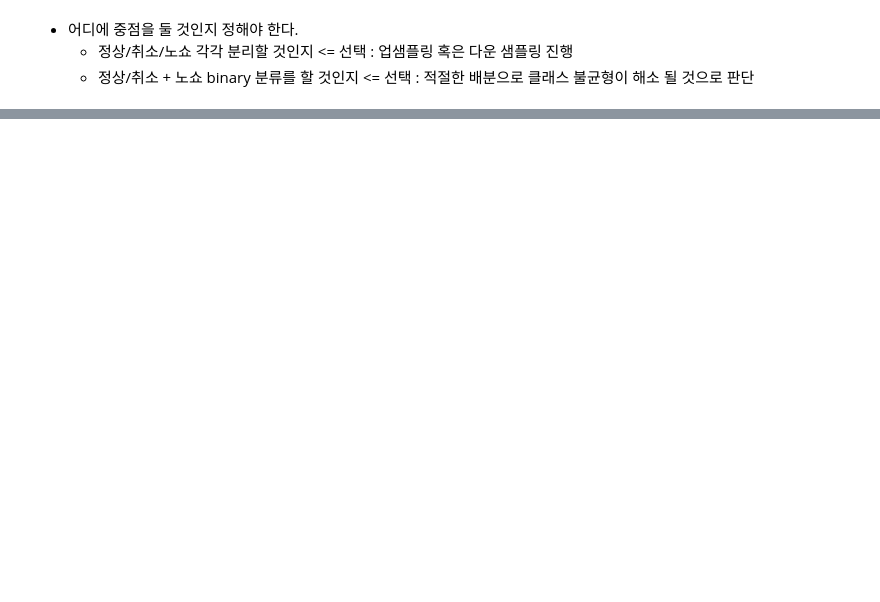
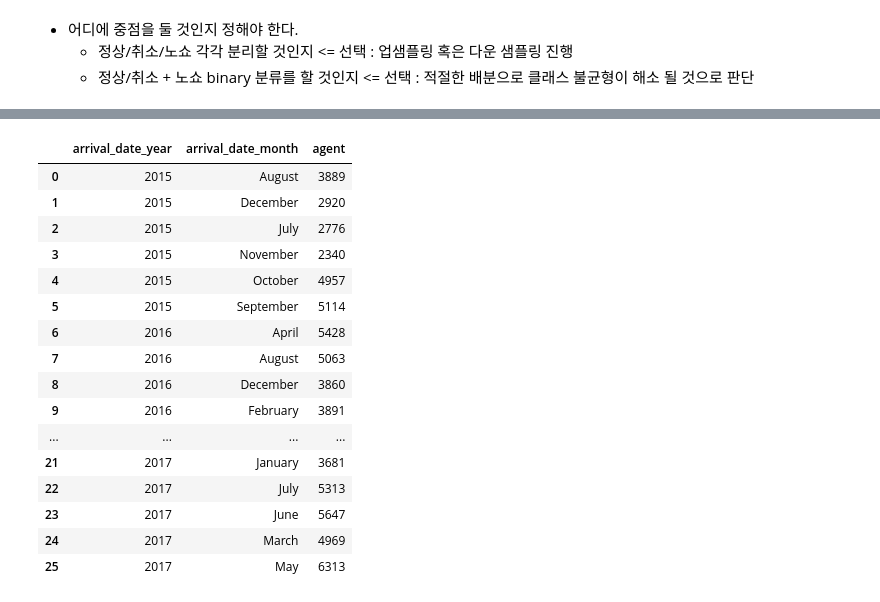
Before and after one commit to seonydg/ml-classification-analysis-of-hotel-reservation-demand, a Jupyter notebook: analysis-of-hotel-reservation-demand.ipynb, the cells around one changed output, grey strips where cells are left out. Drawn from its saved outputs; the diff is of its cells as text; code cells hidden in the pictures; blank space fills up the shorter version.

```diff
--- a/analysis-of-hotel-reservation-demand.ipynb
+++ b/analysis-of-hotel-reservation-demand.ipynb
@@ -263,0 +329,20 @@ df['reservation_status'].value_counts()[2] / df['reservation_status'].value_coun
+# %%
+df.groupby(['arrival_date_year', 'arrival_date_month'], as_index=False)['agent'].count()
+# %% [output]
+|  | arrival_date_year | arrival_date_month | agent |
+| 0 | 2015 | August | 3889 |
+| 1 | 2015 | December | 2920 |
+| 2 | 2015 | July | 2776 |
+| 3 | 2015 | November | 2340 |
+| 4 | 2015 | October | 4957 |
+| 5 | 2015 | September | 5114 |
+| 6 | 2016 | April | 5428 |
+| 7 | 2016 | August | 5063 |
+| 8 | 2016 | December | 3860 |
+| 9 | 2016 | February | 3891 |
+| ... | ... | ... | ... |
+| 21 | 2017 | January | 3681 |
+| 22 | 2017 | July | 5313 |
+| 23 | 2017 | June | 5647 |
+| 24 | 2017 | March | 4969 |
+| 25 | 2017 | May | 6313 |
```
Also changed, not shown: parts of 20 cells of this notebook.
